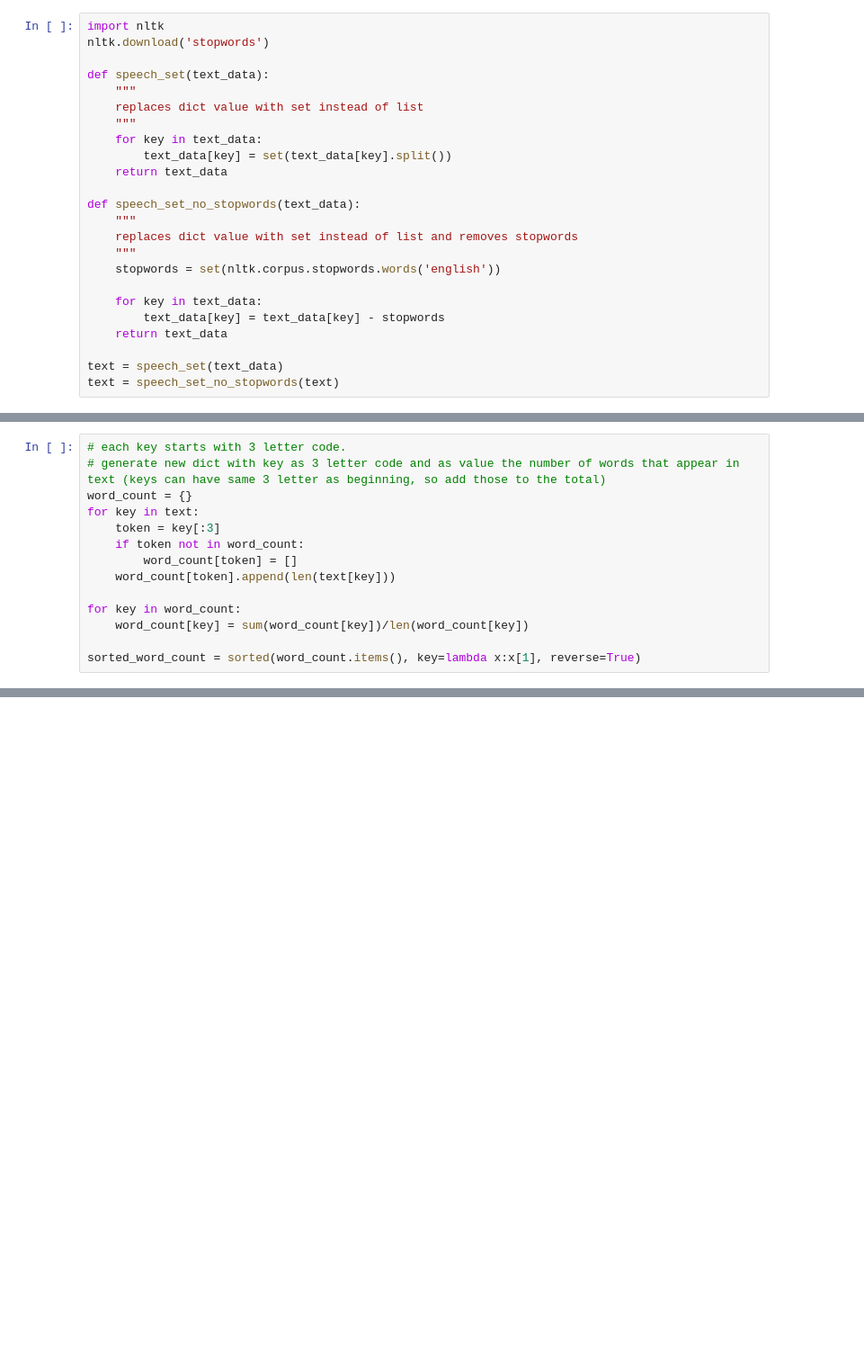
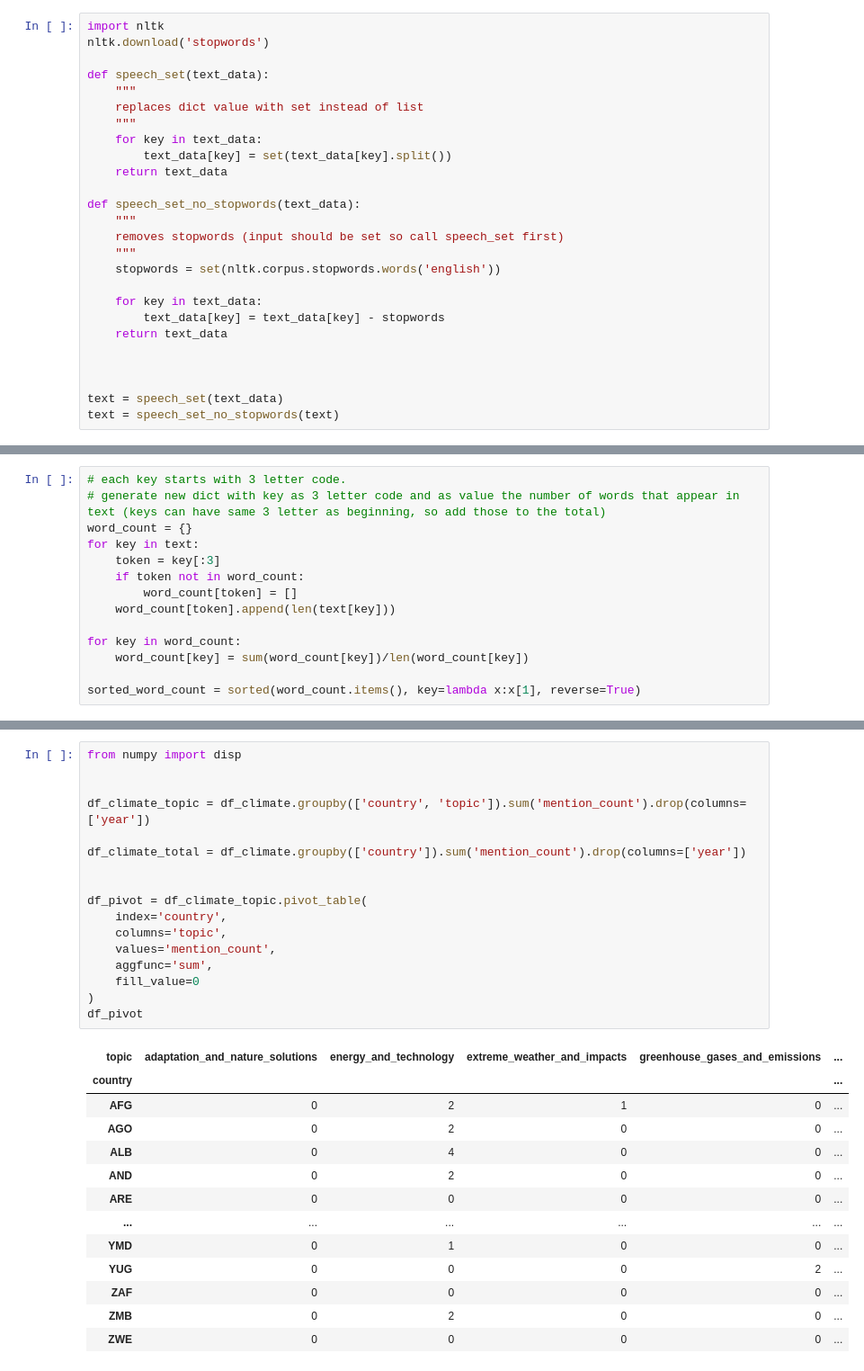
Before and after one commit to jacobgroot/FDS, a Jupyter notebook: analysis.ipynb, the cells around one changed output, grey strips where cells are left out. Shown at 90% size. Cells and saved outputs as stored; diff of their text form; blank space fills up the shorter version.

```diff
--- a/analysis.ipynb
+++ b/analysis.ipynb
@@ -66,7 +151,7 @@ def speech_set(text_data):
 
 def speech_set_no_stopwords(text_data):
     """
-    replaces dict value with set instead of list and removes stopwords
+    removes stopwords (input should be set so call speech_set first)
     """
     stopwords = set(nltk.corpus.stopwords.words('english'))
 
@@ -74,6 +159,8 @@ def speech_set_no_stopwords(text_data):
         text_data[key] = text_data[key] - stopwords
     return text_data
 
+
+
 text = speech_set(text_data)
 text = speech_set_no_stopwords(text)
 # %% [output]
@@ -97,0 +272,31 @@ sorted_word_count = sorted(word_count.items(), key=lambda x:x[1], reverse=True)
+# %%
+from numpy import disp
+
+
+df_climate_topic = df_climate.groupby(['country', 'topic']).sum('mention_count').drop(columns=['year'])
+
+df_climate_total = df_climate.groupby(['country']).sum('mention_count').drop(columns=['year'])
+
+
+df_pivot = df_climate_topic.pivot_table(
+    index='country',
+    columns='topic',
+    values='mention_count',
+    aggfunc='sum',
+    fill_value=0
+)
+df_pivot
+# %% [output]
+| topic | adaptation_and_nature_solutions | energy_and_technology | extreme_weather_and_impacts | greenhouse_gases_and_emissions | ... |
+| country |  |  |  |  | ... |
+| AFG | 0 | 2 | 1 | 0 | ... |
+| AGO | 0 | 2 | 0 | 0 | ... |
+| ALB | 0 | 4 | 0 | 0 | ... |
+| AND | 0 | 2 | 0 | 0 | ... |
+| ARE | 0 | 0 | 0 | 0 | ... |
+| ... | ... | ... | ... | ... | ... |
+| YMD | 0 | 1 | 0 | 0 | ... |
+| YUG | 0 | 0 | 0 | 2 | ... |
+| ZAF | 0 | 0 | 0 | 0 | ... |
+| ZMB | 0 | 2 | 0 | 0 | ... |
+| ZWE | 0 | 0 | 0 | 0 | ... |
```
Also changed, not shown: parts of 12 cells of this notebook, 6 other files.
